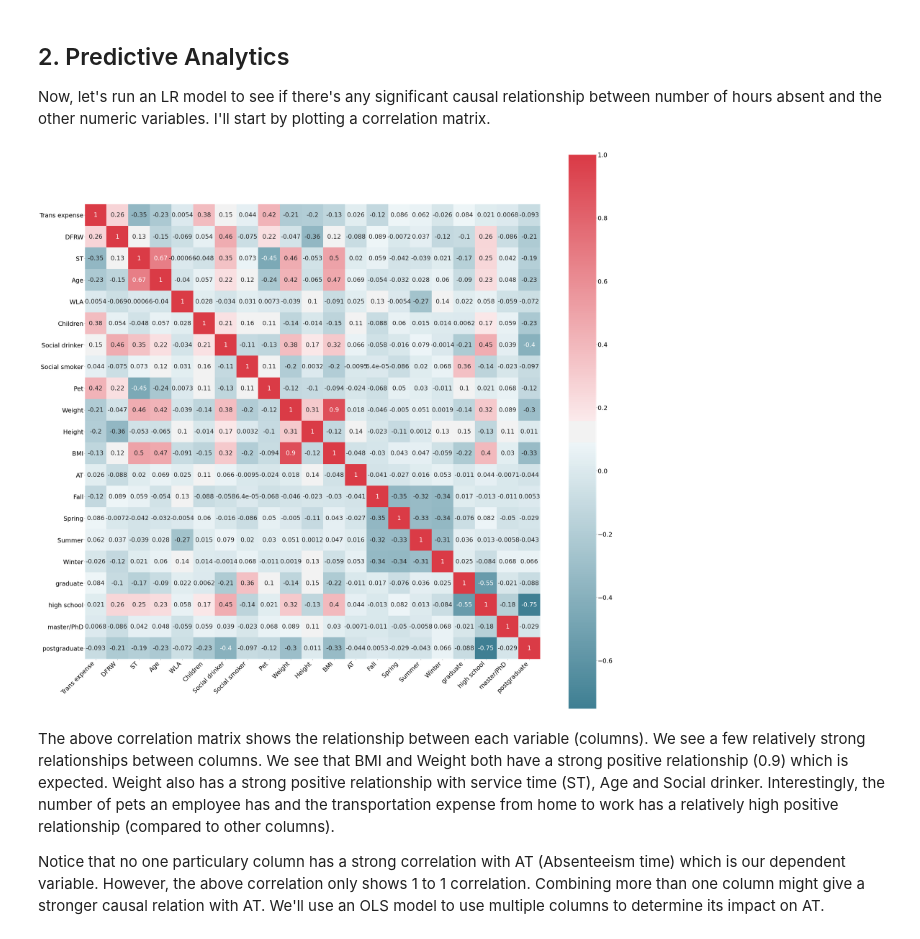
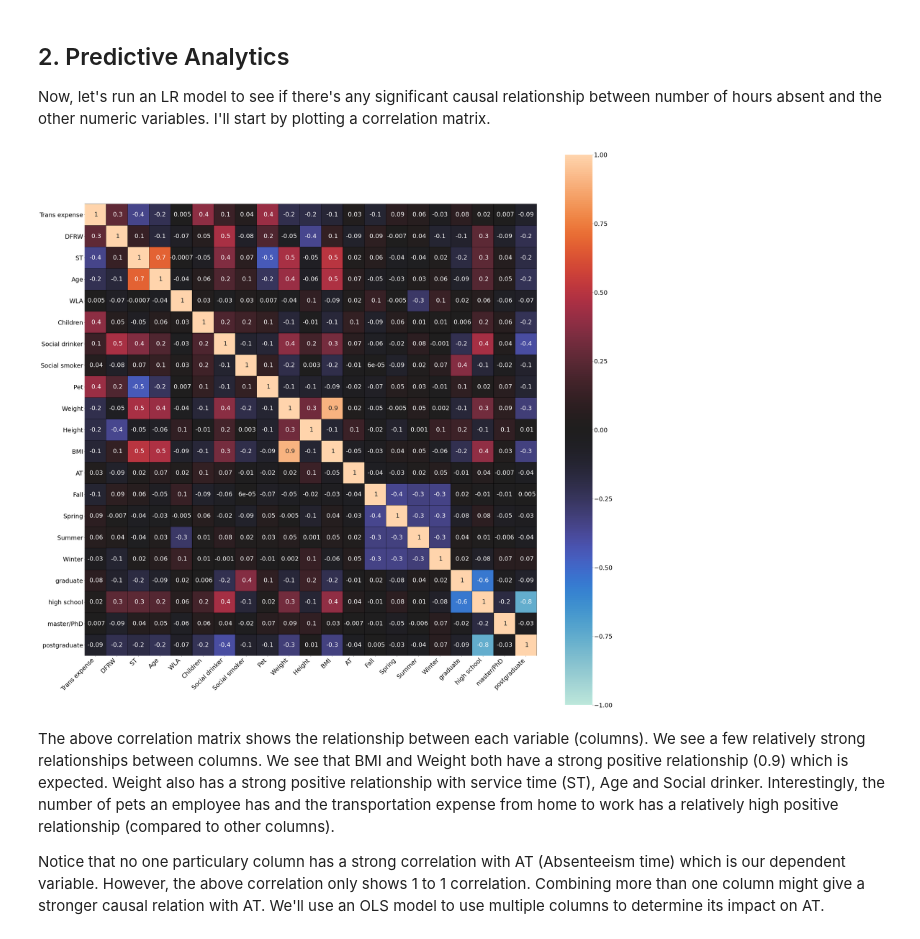
Before and after one commit to jentche/Emmanuel_Python_Lessons, a Jupyter notebook: Final Project/Absenteeism at work.ipynb, the cells around one changed output. Saved outputs shown, nothing was run; the diff lists cells and outputs as text; code cells hidden in the pictures.

```diff
--- a/Final Project/Absenteeism at work.ipynb
+++ b/Final Project/Absenteeism at work.ipynb
@@ -264,18 +295,17 @@ y = data["AT"]
 
 
 # update default fontsize
-plt.rcParams.update({"font.size": 40})
+plt.rcParams.update({"font.size": 30})
 
 # plot graph by calling function
 plot_barh(x, y)
 
 # add plot title
-plt.title("Reasons for Employee Absence by Total Hours Absent", fontsize = 60)
+plt.title("Reasons for Absenteeism by Total Hours Absent", fontsize = 60)
 
 # add labels for x and y axis
-plt.ylabel("Reason for absenteeism", fontsize = 60)
-plt.xlabel("No. of hours absent", fontsize = 60)
-
+plt.ylabel("Reason for absenteeism", fontsize = 40)
+plt.xlabel("No. of hours absent", fontsize = 40)
 
 #show plot
 plt.show()
@@ -563,32 +638,40 @@ Now, let's run an LR model to see if there's any significant causal relationship
 # %%
 import seaborn as sn
 
 # # create a subset of columns
-#sick_cols = data[["Reason", "BMI", "Weight", "AT"]]
+# sick_cols = data[["Reason", "BMI", "Weight", "AT"]]
 
 # # select only rows that meet the defined criteria
-#sick_df = sick_cols.loc[sick_cols["Reason"]=="Disease"]
+# sick_df = sick_cols.loc[sick_cols["Reason"]=="Disease"]
 # corrMatrix = sick_df.corr()
 # sn.heatmap(corrMatrix, annot = True)
 # plt.show()
 
-# set default font size
+#set default font size
 plt.rcParams.update({"font.size": 30})
 
 fig, ax = plt.subplots(figsize=(50, 50))
 corr = data.corr()
-sn.heatmap(corr, annot = True, mask=np.zeros_like(corr, dtype=np.bool),
-           cmap=sn.diverging_palette(220, 10, as_cmap=True),
+
+# fmt="" sets the number of deciimal places
+sn.heatmap(corr, annot = True, fmt=' .1g',vmin=-1, vmax=1, center = 0,
+           mask=np.zeros_like(corr, dtype=np.bool), #cmap="coolwarm",
+           #cmap=sn.diverging_palette(220, 5, as_cmap=True),
+    # add linewidths to the borders
+           linewidths=0.1, linecolor='black',
+    # display color bar vertically (also accepts "horizontal" as argument)
+    # cbar = false will remove color bar from display
+           cbar_kws={'orientation':'vertical'},
            square=True, ax = ax)
 
 # rotate values on x-axis to an angle of 45 degrees
 ax.set_xticklabels(ax.get_xticklabels(),
                    rotation = 45,
                    horizontalalignment = "right")
 plt.show()
 plt.close()
 # %% [output]
-[figure, old version]
+[figure, new version]
 # %% [markdown]
 The above correlation matrix shows the relationship between each variable (columns). We see a few relatively strong relationships between columns. We see that BMI and Weight both have a strong positive relationship (0.9) which is expected. Weight also has a strong positive relationship with service time (ST), Age and Social drinker. Interestingly, the number of pets an employee has and the transportation expense from home to work has a relatively high positive relationship (compared to other columns).
 
```
Also changed, not shown: parts of 22 cells of this notebook.
